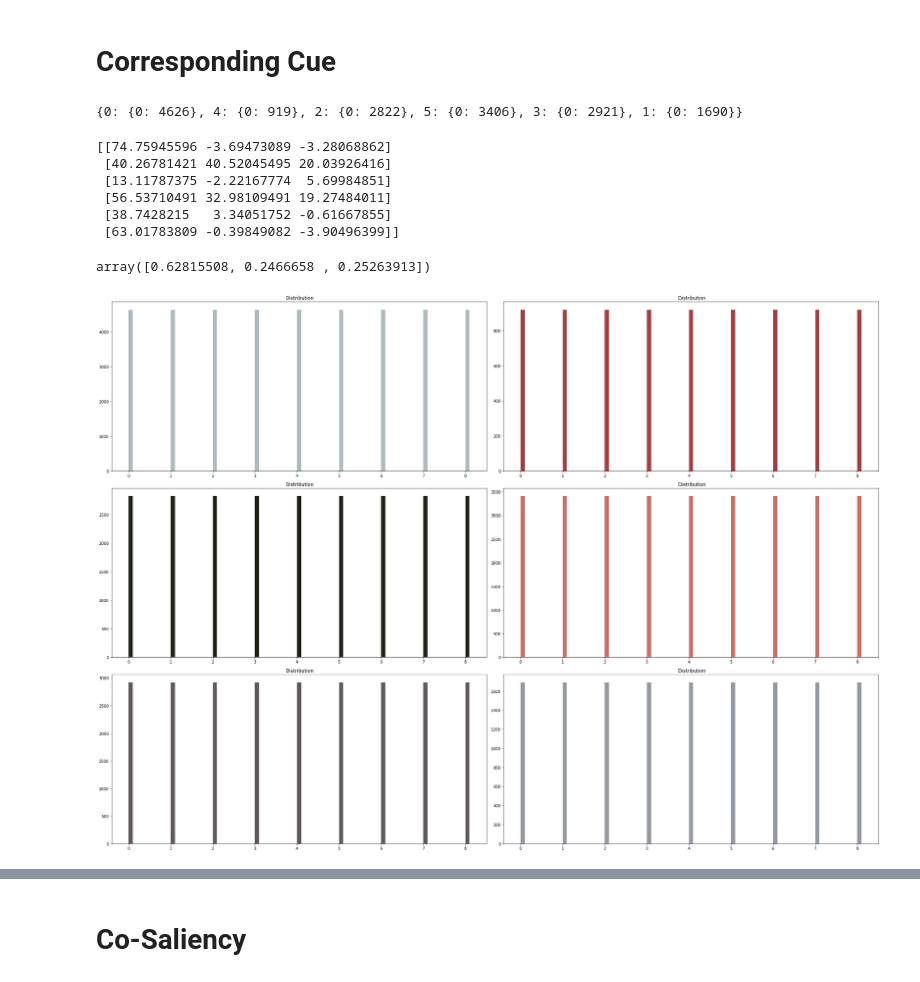
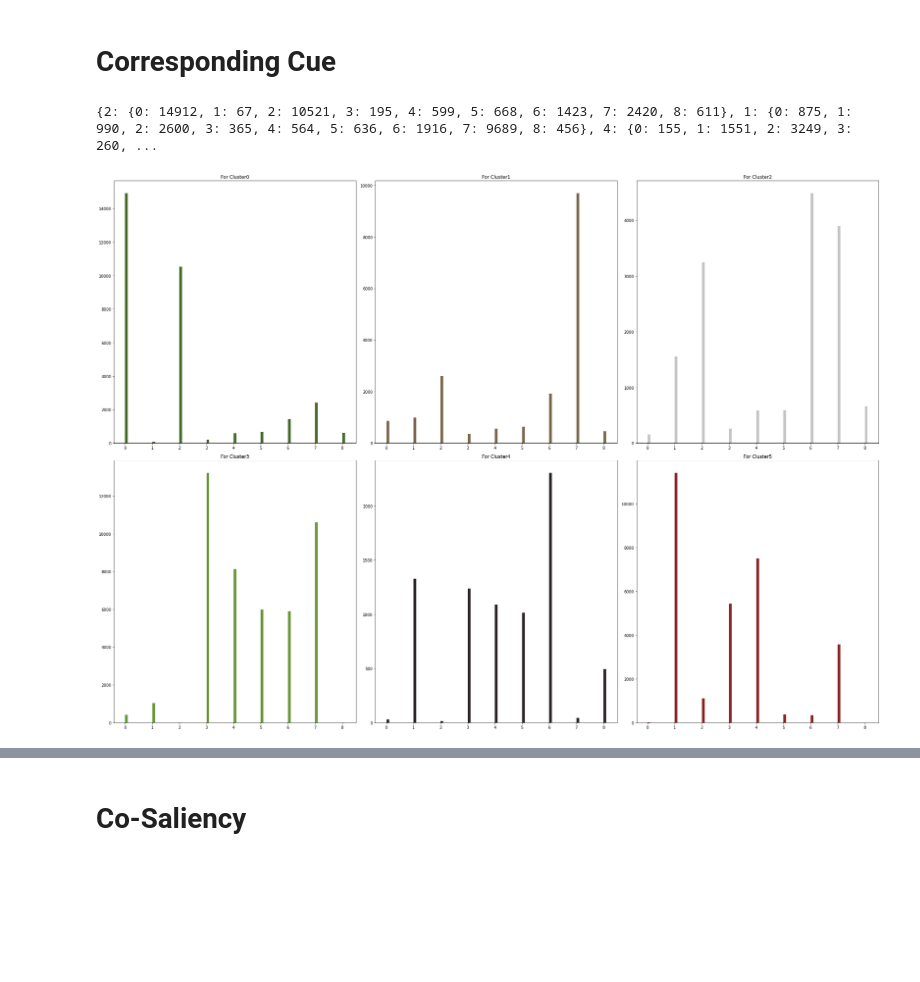
Before and after one commit to KKC28/Advance-Computer-Vision, a Jupyter notebook: Cluster Based Co-Saliency Detection Algorithm.ipynb, the cells around one changed output, grey strips where cells are left out. Drawn from its saved outputs; the diff is of its cells as text; code cells hidden in the pictures; blank space fills up the shorter version.

```diff
--- a/Cluster Based Co-Saliency Detection Algorithm.ipynb
+++ b/Cluster Based Co-Saliency Detection Algorithm.ipynb
@@ -109,16 +123,26 @@ for i in range(n_clusters):
     for j in range(n_clusters):
         if(i!=j):
             d = distance.euclidean(clt.cluster_centers_[i], clt.cluster_centers_[j])
-            d=(d*cluster_freq[j])/total
+            d=(d*cluster_freq[j])/len(all_pixels)
             temp+=d
     CC[i]=temp
-# print(CC)
 
-CC_image=[]
-for i in range(0,total):
-        CC_image.append(CC[clt.labels_[i]])
 
-B = np.reshape(CC_image, (len(I), len(I[0])))
-# plt.figure(figsize = (20,2))
-plt.imshow(B,cmap='gray')
+#Contrast Cue for each pixel
+rows = 1
+cols = 9
+a=0
+axes=[]
+fig=plt.figure(figsize=(25,3))
+for i in range(0,len(all_pixels),16384):  #increment in steps of 40000 for each pic
+    CC_image=[]
+    for j in range(i,i+16384):
+        CC_image.append(CC[clt.labels_[j]])
+
+    B = np.reshape(CC_image, (128, 128))
+    axes.append( fig.add_subplot(rows, cols, a+1) )
+    plt.imshow(B,cmap='gray')
+    a+=1
+fig.tight_layout()
+plt.show()
 # %% [output]
@@ -182,44 +206,37 @@ for i in range(len(all_pixels)):
         CorresC[cluster_label][photo_no]=1
 
 print(CorresC)
+
+for key,value in CorresC.items():
+    for i in range(0,9):
+        if(i not in CorresC[key]):
+            CorresC[key][i]=0
 # %% [output]
-{0: {0: 4626}, 4: {0: 919}, 2: {0: 2822}, 5: {0: 3406}, 3: {0: 2921}, 1: {0: 1690}}
+{2: {0: 14912, 1: 67, 2: 10521, 3: 195, 4: 599, 5: 668, 6: 1423, 7: 2420, 8: 611}, 1: {0: 875, 1: 990, 2: 2600, 3: 365, 4: 564, 5: 636, 6: 1916, 7: 9689, 8: 456}, 4: {0: 155, 1: 1551, 2: 3249, 3: 260, ...
-# %%
-print(clt.cluster_centers_)
-# %% [output]
-[[74.75945596 -3.69473089 -3.28068862]
- [40.26781421 40.52045495 20.03926416]
- [13.11787375 -2.22167774  5.69984851]
- [56.53710491 32.98109491 19.27484011]
- [38.7428215   3.34051752 -0.61667855]
- [63.01783809 -0.39849082 -3.90496399]]
-# %%
-color.lab2rgb([[clt.cluster_centers_[1]]])[0][0]
-# %% [output]
-array([0.62815508, 0.2466658 , 0.25263913])
 # %%
 def draw_histograms(temp_):
-    n_rows=3
-    n_cols=2
-    X=[i for i in range(9)]
+    n_rows=2
+    n_cols=3
+    X=[k for k in range(9)]
     fig=plt.figure(figsize = (28,20))
     i=0
+    ax=[]
     for key,value in CorresC.items():
         temp=[]
         for key_,value_ in CorresC[key].items():
             temp.append(value_)
         ax=fig.add_subplot(n_rows,n_cols,i+1)
         plt.bar(X, temp, align='edge', width=0.1,color=temp_[i])
         plt.xticks(X, ["0","1","2","3","4","5","6","7","8"])
-        ax.set_title(" Distribution")
+        ax.set_title("For Cluster"+str(i))
         i+=1
     fig.tight_layout()  # Improves appearance a bit.
     plt.show()
 
 temp_=[color.lab2rgb([[j]])[0][0] for j in clt.cluster_centers_]
 draw_histograms(temp_)
 # %% [output]
-[figure, old version]
+[figure, new version]
 # %%
 #cluster corresponding cue calculation
 
```
Also changed, not shown: parts of 9 cells of this notebook.
